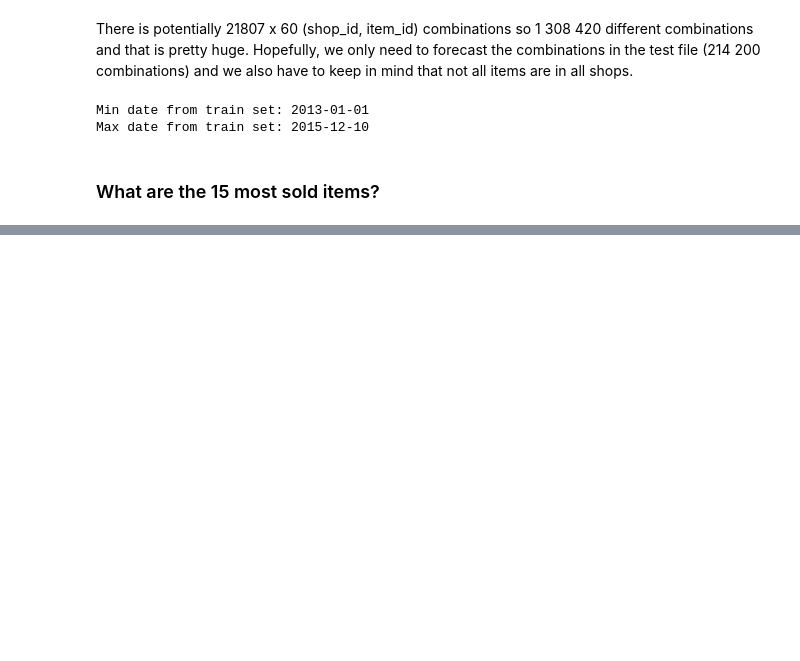
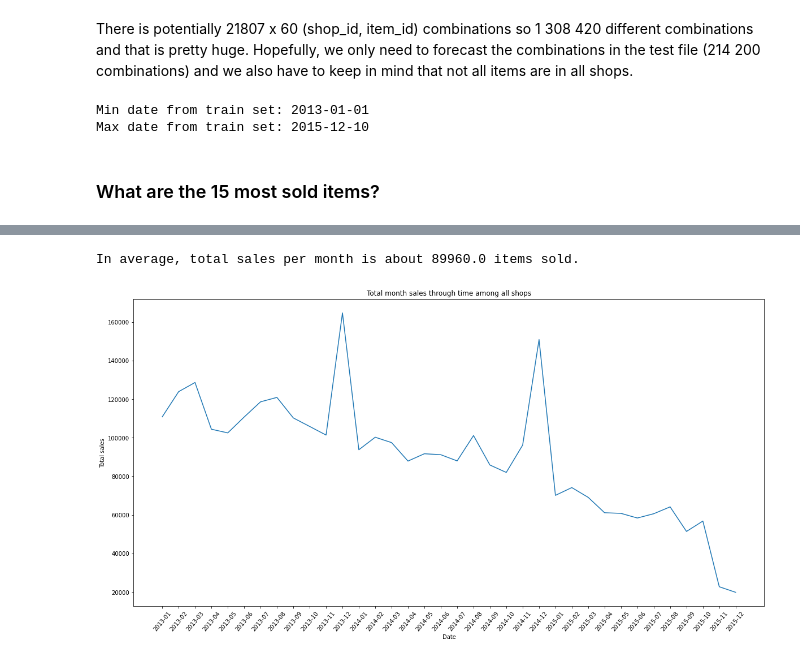
Before and after one commit to RAIERIN/kaggle-projects, a Jupyter notebook: Learn/Projects/Predict Future Sales/sales-forecast-univariate-and-multivariate-lstm.ipynb, the cells around one changed output, grey strips where cells are left out. Drawn from its saved outputs; the diff is of its cells as text; code cells hidden in the pictures; blank space fills up the shorter version.

```diff
--- a/Learn/Projects/Predict Future Sales/sales-forecast-univariate-and-multivariate-lstm.ipynb
+++ b/Learn/Projects/Predict Future Sales/sales-forecast-univariate-and-multivariate-lstm.ipynb
@@ -186,0 +219,24 @@ idx = items_total_sold['item_cnt_day'].values.argsort()[::=1][0:N]
+# %%
+avg_total_sales_month = sales_train.groupby(['year','month']).agg({'item_cnt_day': ['sum']}).mean().values[0]
+print(f"In average, total sales per month is about {round(avg_total_sales_month)} items sold.")
+# %% [output]
+In average, total sales per month is about 89960.0 items sold.
+# %%
+y = sales_train.groupby(['year','month']).agg({'item_cnt_day':['sum']})['item_cnt_day']['sum'].values
+
+date =[]
+years = ['2013','2014','2015']
+for year in years:
+    for month in range(1,13):
+        if month < 10:
+            date.append(year+'-0'+str(month))
+        else:
+            date.append(year+'-'+str(month))
+
+fig, ax = plt.subplots(figsize=(20,10))
+lineplot = sns.lineplot(x=date, y=y)
+lineplot.set(xlabel="Date", ylabel="Total sales", title="Total month sales through time among all shops")
+lineplot.set_xticklabels(date, rotation=50)
+plt.show()
+# %% [output]
+[figure, added]
```
Also changed, not shown: parts of 41 cells of this notebook.
